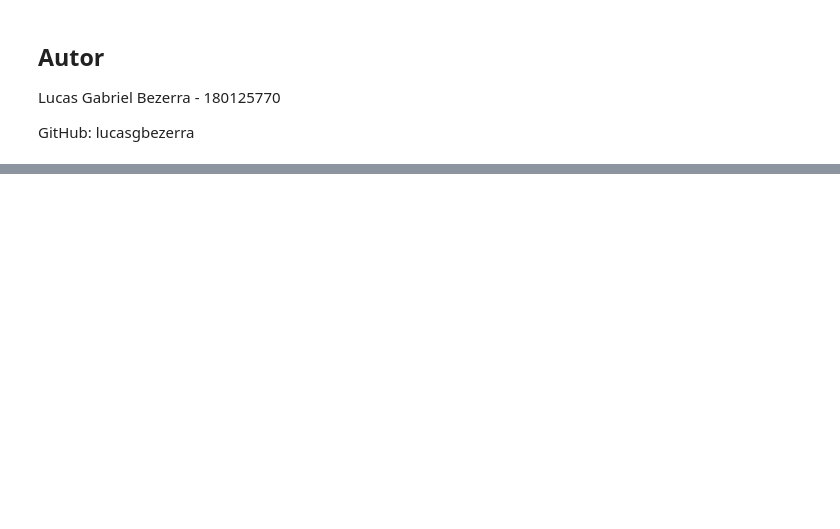
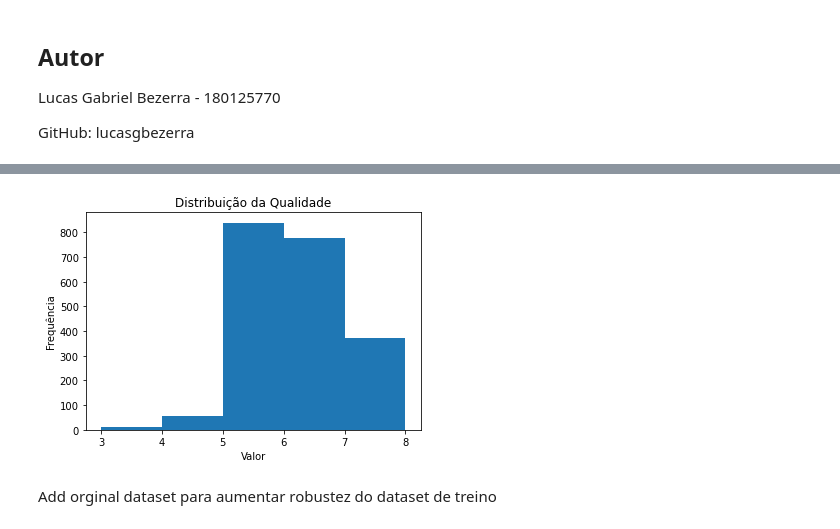
Before and after one commit to fabraz/fastaiOnCampus, a Jupyter notebook: nbs/180125770_lucasgbezerra_Lucas Gabriel Bezerra.ipynb, the cells around one changed output, grey strips where cells are left out. Drawn from its saved outputs; the diff is of its cells as text; code cells hidden in the pictures; blank space fills up the shorter version.

```diff
--- a/nbs/180125770_lucasgbezerra_Lucas Gabriel Bezerra.ipynb
+++ b/nbs/180125770_lucasgbezerra_Lucas Gabriel Bezerra.ipynb
@@ -391,0 +174,10 @@ Dependendo da necessidade de precisão, seria possível prever a doença cardía
+# %%
+plt.hist(df_train.quality, bins=5)
+plt.title("Distribuição da Qualidade")
+plt.xlabel("Valor")
+plt.ylabel("Frequência")
+plt.show()
+# %% [output]
+[figure, added]
+# %% [markdown]
+Add orginal dataset para aumentar robustez do dataset de treino
```
Also changed, not shown: parts of 110 cells of this notebook.
